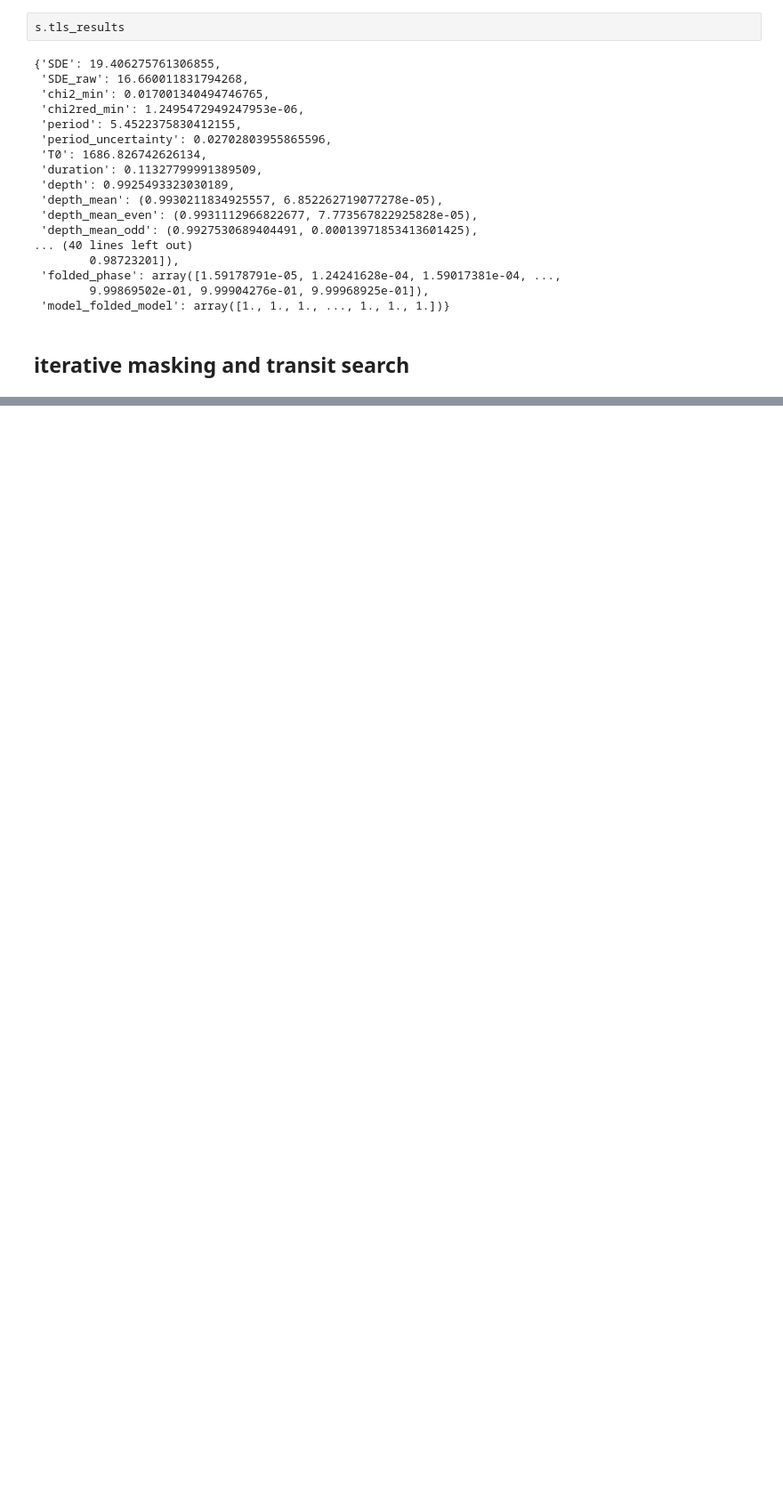
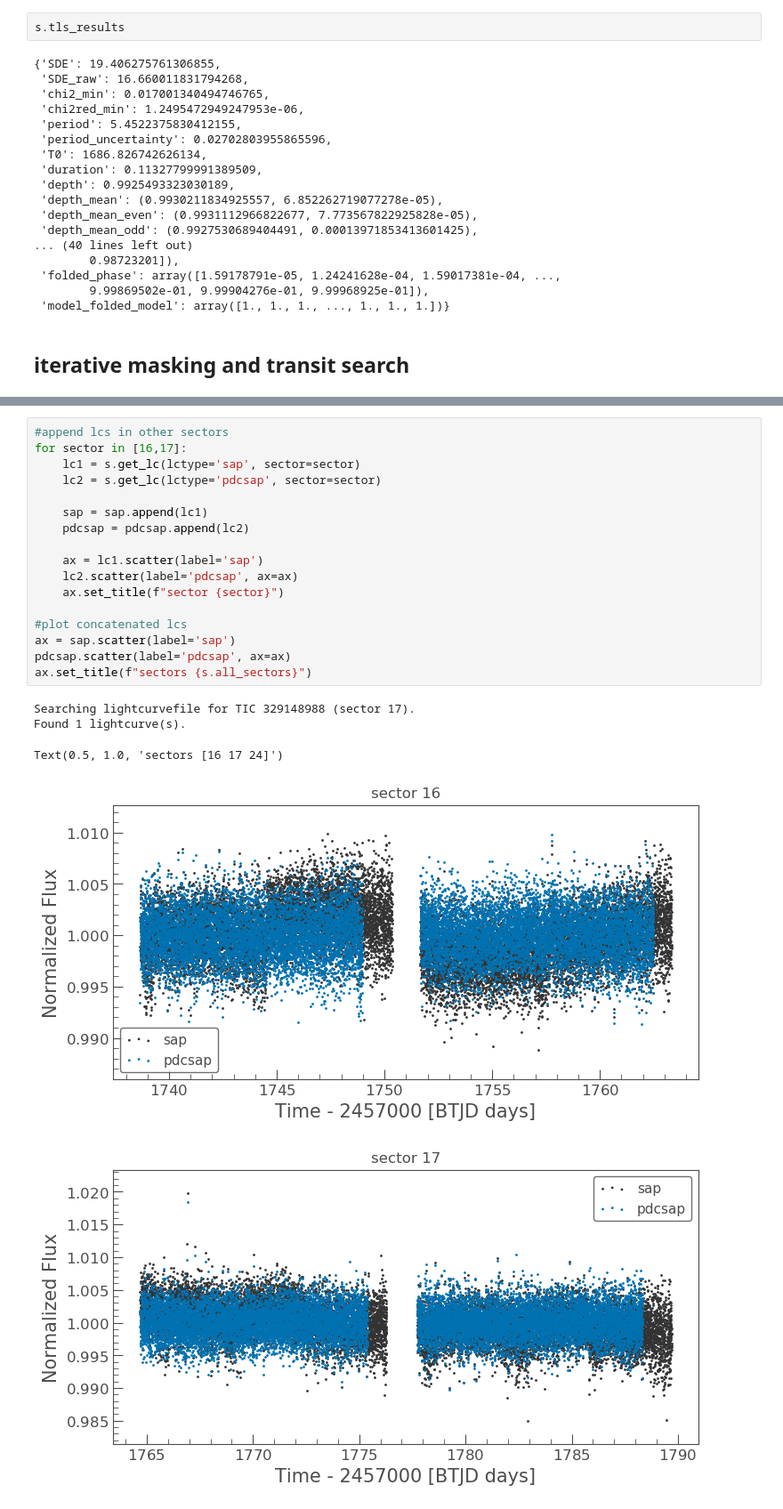
Before and after one commit to jpdeleon/chronos, a Jupyter notebook: notebooks/examples-transit_search.ipynb, the cells around one changed output, grey strips where cells are left out. Shown at 89% size. Drawn from its saved outputs; the diff is of its cells as text; blank space fills up the shorter version.

```diff
--- a/notebooks/examples-transit_search.ipynb
+++ b/notebooks/examples-transit_search.ipynb
@@ -82,0 +106,23 @@ s.tls_results
+# %%
+#append lcs in other sectors
+for sector in [16,17]:
+    lc1 = s.get_lc(lctype='sap', sector=sector)
+    lc2 = s.get_lc(lctype='pdcsap', sector=sector)
+
+    sap = sap.append(lc1)
+    pdcsap = pdcsap.append(lc2)
+
+    ax = lc1.scatter(label='sap')
+    lc2.scatter(label='pdcsap', ax=ax)
+    ax.set_title(f"sector {sector}")
+
+#plot concatenated lcs
+ax = sap.scatter(label='sap')
+pdcsap.scatter(label='pdcsap', ax=ax)
+ax.set_title(f"sectors {s.all_sectors}")
+# %% [output]
+Searching lightcurvefile for TIC 329148988 (sector 17).
+Found 1 lightcurve(s).
+Text(0.5, 1.0, 'sectors [16 17 24]')
+[figure, added]
+[figure, added]
```
Also changed, not shown: parts of 8 cells of this notebook, 16 other files.
